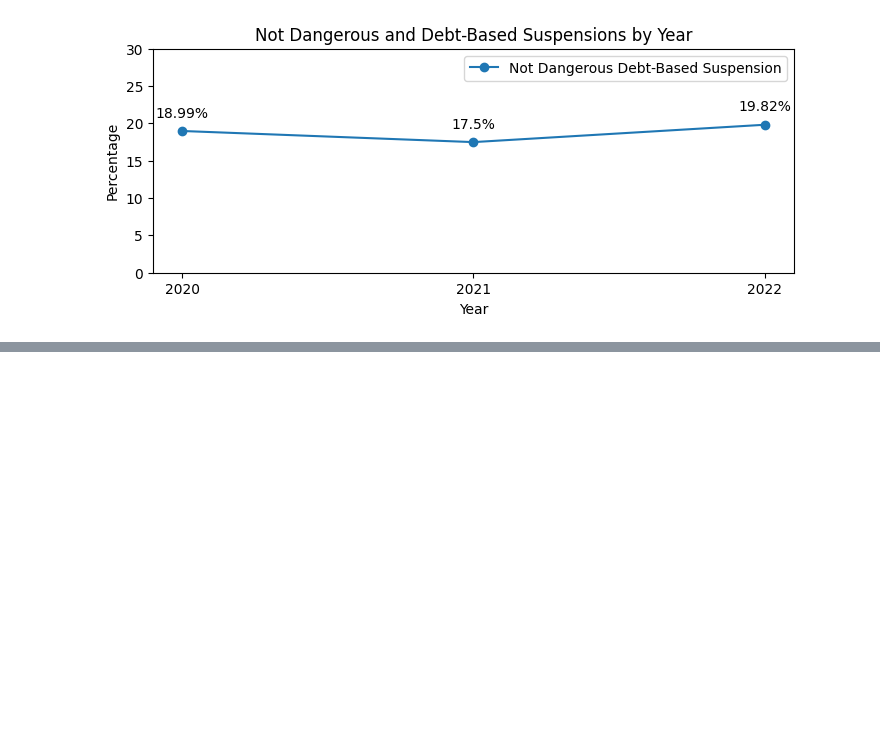
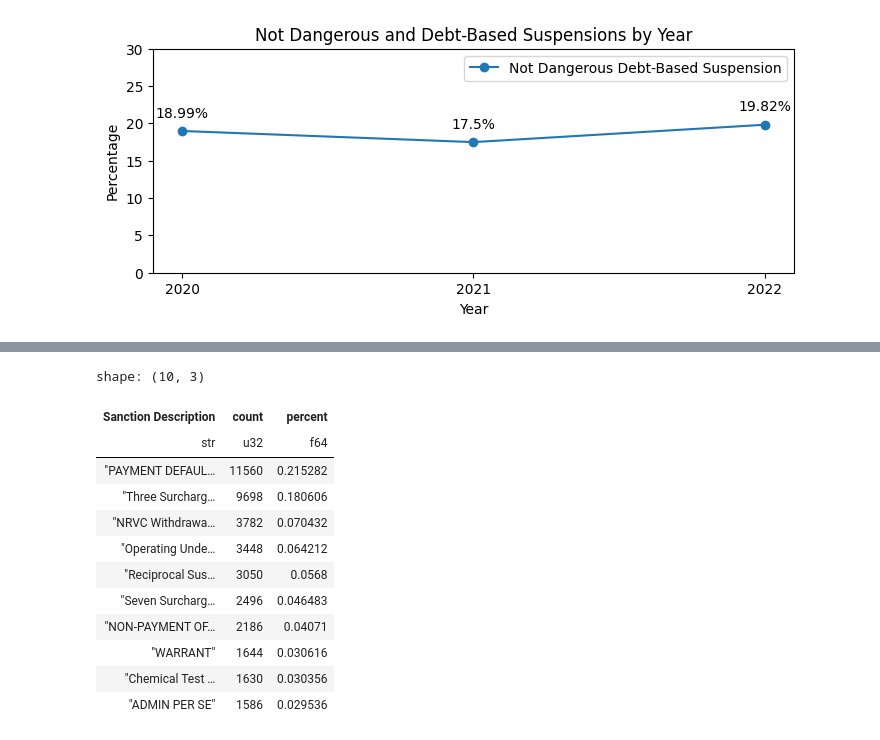
Before and after one commit to BU-Spark/ds4g-livable-streets-debt, a Jupyter notebook: analysis/discovery.ipynb, the cells around one changed output, grey strips where cells are left out. Cells and saved outputs as stored; diff of their text form; code cells hidden in the pictures; blank space fills up the shorter version.

```diff
--- a/analysis/discovery.ipynb
+++ b/analysis/discovery.ipynb
@@ -350,0 +382,19 @@ if not pathlib.Path.exists(data_path.joinpath('suspension_reasons.csv')):
+# %%
+rein_2021.group_by('Sanction Description').agg(
+    pl.count('Sanction Description').alias('count'),
+    (pl.count('Sanction Description')/rein_2021.shape[0]).alias('percent')
+    ).sort('count', descending=True).head(10)
+# %% [output]
+shape: (10, 3)
+| Sanction Description | count | percent |
+| str | u32 | f64 |
+| "PAYMENT DEFAUL… | 11560 | 0.215282 |
+| "Three Surcharg… | 9698 | 0.180606 |
+| "NRVC Withdrawa… | 3782 | 0.070432 |
+| "Operating Unde… | 3448 | 0.064212 |
+| "Reciprocal Sus… | 3050 | 0.0568 |
+| "Seven Surcharg… | 2496 | 0.046483 |
+| "NON-PAYMENT OF… | 2186 | 0.04071 |
+| "WARRANT" | 1644 | 0.030616 |
+| "Chemical Test … | 1630 | 0.030356 |
+| "ADMIN PER SE" | 1586 | 0.029536 |
```
Also changed, not shown: parts of 6 cells of this notebook, 2 other files.
